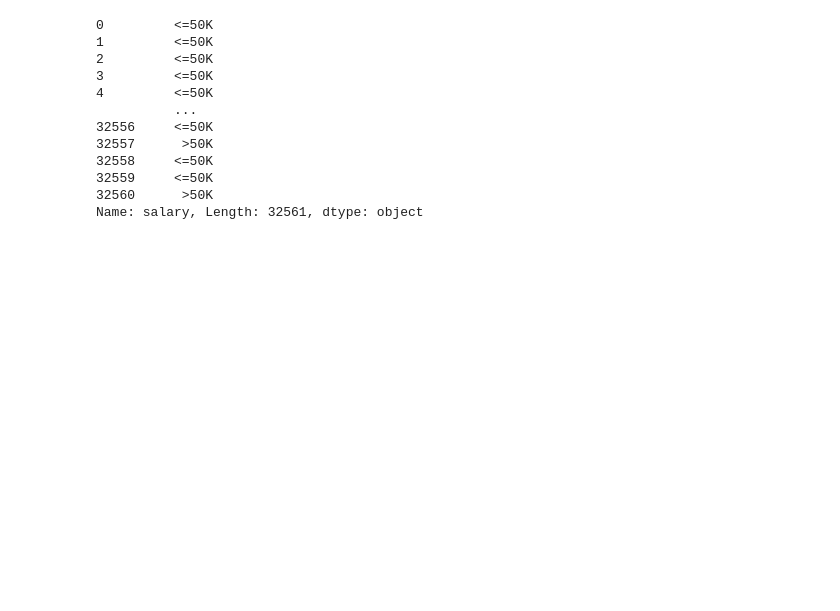
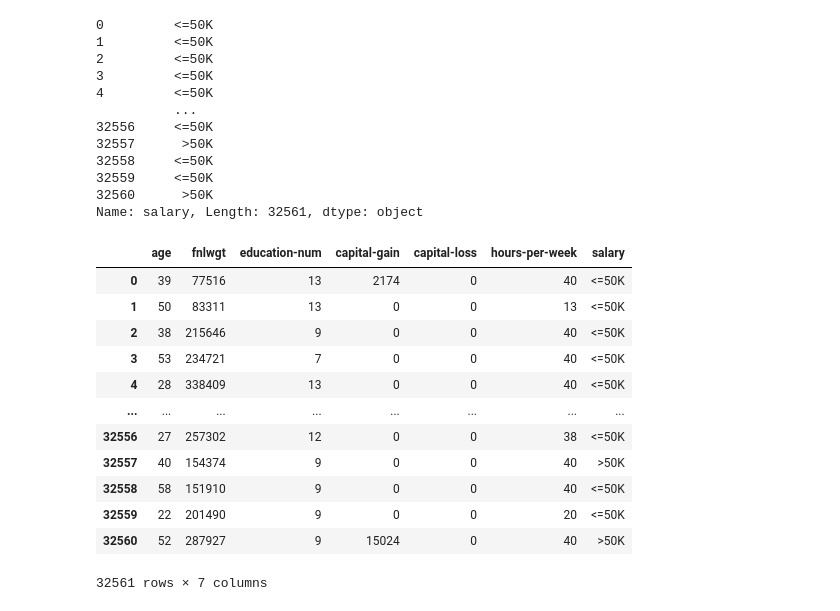
Before and after one commit to Reshmykris/Day10_DS_ML, a Jupyter notebook: Day10_RFC.ipynb, the cells around one changed output. Drawn from its saved outputs; the diff is of its cells as text; code cells hidden in the pictures; blank space fills up the shorter version.

```diff
--- a/Day10_RFC.ipynb
+++ b/Day10_RFC.ipynb
@@ -173,3 +173,29 @@ y
 32559     <=50K
 32560      >50K
 Name: salary, Length: 32561, dtype: object
+# %%
+category_dummy = ['workclass', 'education', 'marital-status', 'relationship', 'occupation', 'race', 'sex', 'country']
+
+df = pd.get_dummies(dataset[category_dummy], drop_first = True)
+
+dataset.drop(category_dummy, axis = 1, inplace = True)
+# %%
+#Convert sal to format
+
+dataset['salary'] = dataset['salary'].map({'<=50k' : 0, '>50k' : 1})
+# %%
+dataset
+# %% [output]
+|  | age | fnlwgt | education-num | capital-gain | capital-loss | hours-per-week | salary |
+| 0 | 39 | 77516 | 13 | 2174 | 0 | 40 | <=50K |
+| 1 | 50 | 83311 | 13 | 0 | 0 | 13 | <=50K |
+| 2 | 38 | 215646 | 9 | 0 | 0 | 40 | <=50K |
+| 3 | 53 | 234721 | 7 | 0 | 0 | 40 | <=50K |
+| 4 | 28 | 338409 | 13 | 0 | 0 | 40 | <=50K |
+| ... | ... | ... | ... | ... | ... | ... | ... |
+| 32556 | 27 | 257302 | 12 | 0 | 0 | 38 | <=50K |
+| 32557 | 40 | 154374 | 9 | 0 | 0 | 40 | >50K |
+| 32558 | 58 | 151910 | 9 | 0 | 0 | 40 | <=50K |
+| 32559 | 22 | 201490 | 9 | 0 | 0 | 20 | <=50K |
+| 32560 | 52 | 287927 | 9 | 15024 | 0 | 40 | >50K |
+32561 rows × 7 columns
```
Also changed, not shown: parts of 8 cells of this notebook.
